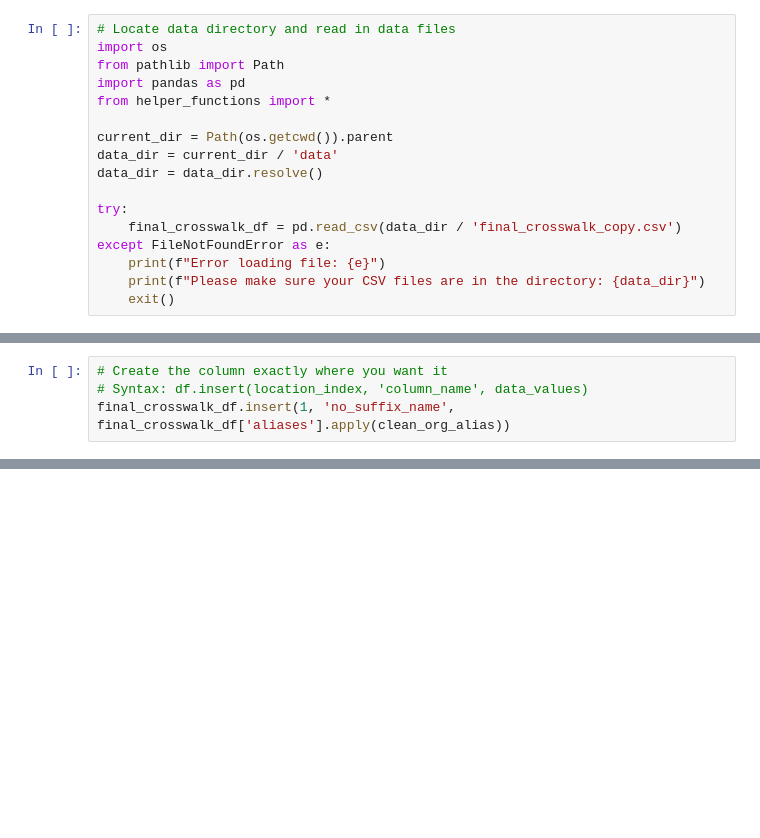
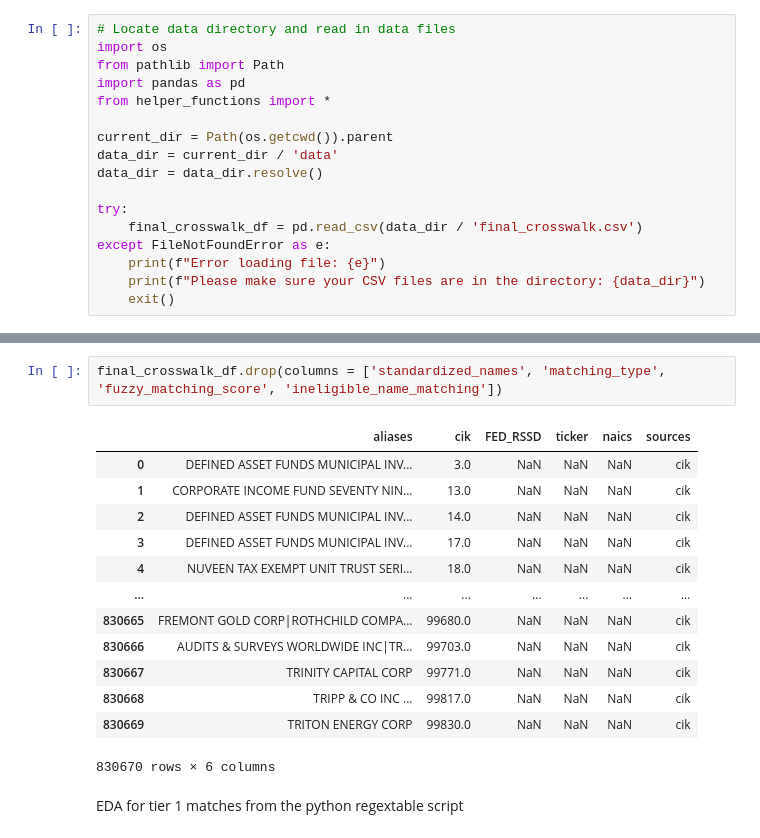
Before and after one commit to judgelord/corporations-data, a Jupyter notebook: python/final_crosswalk.ipynb, the cells around one changed output, grey strips where cells are left out. Drawn from its saved outputs; the diff is of its cells as text; blank space fills up the shorter version.

Commit message:
clean up crosswalk for package use

```diff
--- a/python/final_crosswalk.ipynb
+++ b/python/final_crosswalk.ipynb
@@ -10,7 +10,7 @@ data_dir = current_dir / 'data'
 data_dir = data_dir.resolve()
 
 try:
-    final_crosswalk_df = pd.read_csv(data_dir / 'final_crosswalk_copy.csv')
+    final_crosswalk_df = pd.read_csv(data_dir / 'final_crosswalk.csv')
 except FileNotFoundError as e:
     print(f"Error loading file: {e}")
     print(f"Please make sure your CSV files are in the directory: {data_dir}")
@@ -22,7 +48,3 @@ final_crosswalk_df[final_crosswalk_df["standardized_names"].isna()]
-# %%
-# Create the column exactly where you want it
-# Syntax: df.insert(location_index, 'column_name', data_values)
-final_crosswalk_df.insert(1, 'no_suffix_name', final_crosswalk_df['aliases'].apply(clean_org_alias))
 # %%
 fuzzy_rows = final_crosswalk_df[
     (final_crosswalk_df['fuzzy_matching_score'].str.len() > 0) &
@@ -33,0 +90,18 @@ final_crosswalk_df
+# %%
+final_crosswalk_df.drop(columns = ['standardized_names', 'matching_type', 'fuzzy_matching_score', 'ineligible_name_matching'])
+# %% [output]
+|  | aliases | cik | FED_RSSD | ticker | naics | sources |
+| 0 | DEFINED ASSET FUNDS MUNICIPAL INV... | 3.0 | NaN | NaN | NaN | cik |
+| 1 | CORPORATE INCOME FUND SEVENTY NIN... | 13.0 | NaN | NaN | NaN | cik |
+| 2 | DEFINED ASSET FUNDS MUNICIPAL INV... | 14.0 | NaN | NaN | NaN | cik |
+| 3 | DEFINED ASSET FUNDS MUNICIPAL INV... | 17.0 | NaN | NaN | NaN | cik |
+| 4 | NUVEEN TAX EXEMPT UNIT TRUST SERI... | 18.0 | NaN | NaN | NaN | cik |
+| ... | ... | ... | ... | ... | ... | ... |
+| 830665 | FREMONT GOLD CORP|ROTHCHILD COMPA... | 99680.0 | NaN | NaN | NaN | cik |
+| 830666 | AUDITS & SURVEYS WORLDWIDE INC|TR... | 99703.0 | NaN | NaN | NaN | cik |
+| 830667 | TRINITY CAPITAL CORP | 99771.0 | NaN | NaN | NaN | cik |
+| 830668 | TRIPP & CO INC ... | 99817.0 | NaN | NaN | NaN | cik |
+| 830669 | TRITON ENERGY CORP | 99830.0 | NaN | NaN | NaN | cik |
+830670 rows × 6 columns
+# %% [markdown]
+EDA for tier 1 matches from the python regextable script
```
Also changed, not shown: parts of 11 cells of this notebook, 2 other files.
